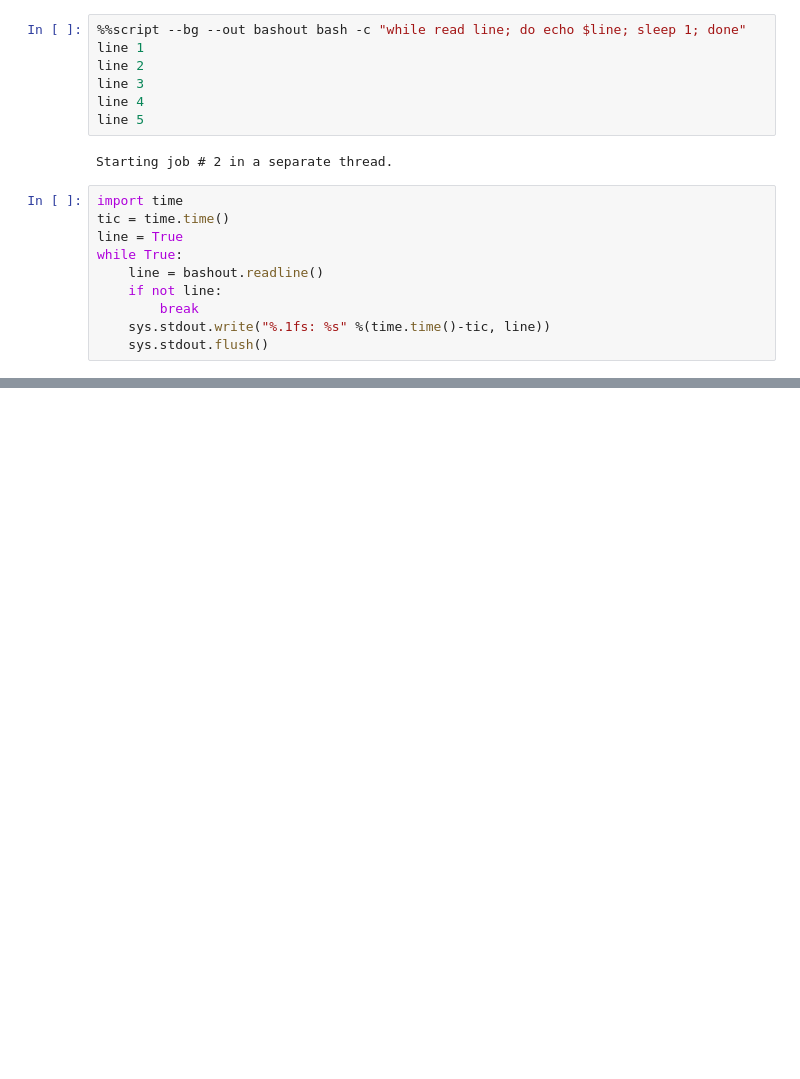
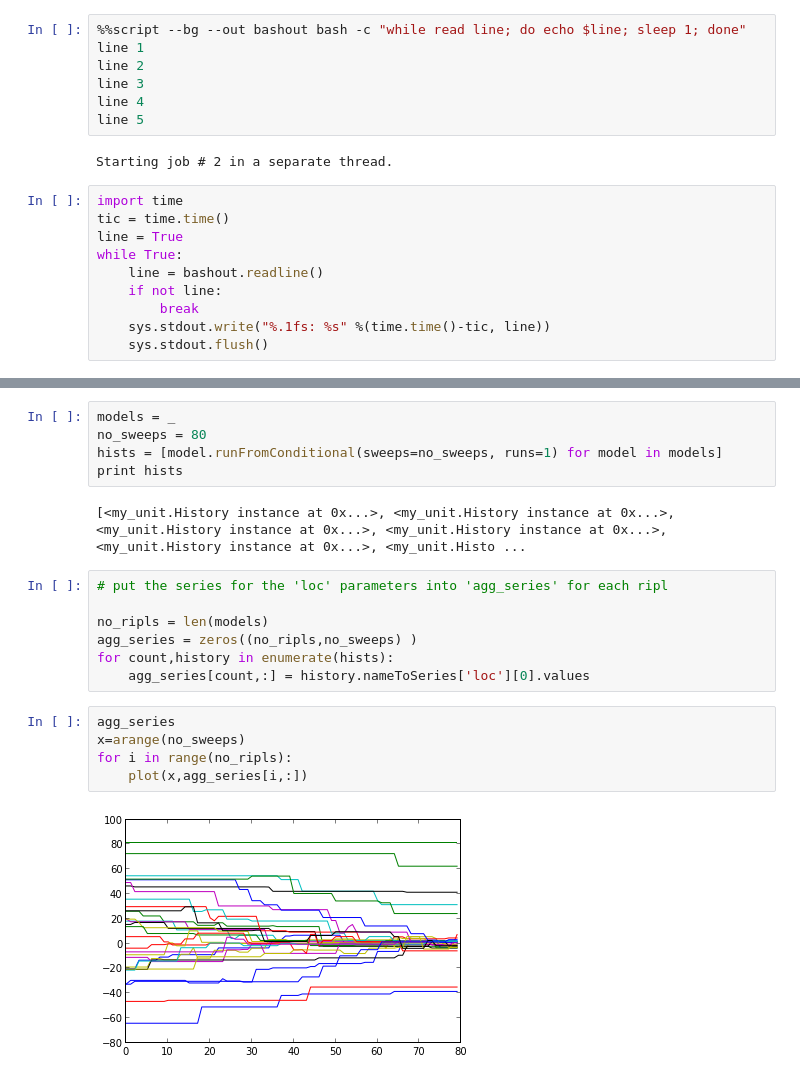
Before and after one commit to owainevans/myunit, a Jupyter notebook: demo_unit.ipynb, the cells around one changed output, grey strips where cells are left out. Saved outputs shown, nothing was run; the diff lists cells and outputs as text; blank space fills up the shorter version.

```diff
--- a/demo_unit.ipynb
+++ b/demo_unit.ipynb
@@ -93,0 +135,21 @@ while True:
+# %%
+models = _
+no_sweeps = 80
+hists = [model.runFromConditional(sweeps=no_sweeps, runs=1) for model in models]
+print hists
+# %% [output]
+[<my_unit.History instance at 0x...>, <my_unit.History instance at 0x...>, <my_unit.History instance at 0x...>, <my_unit.History instance at 0x...>, <my_unit.History instance at 0x...>, <my_unit.Histo ...
+# %%
+# put the series for the 'loc' parameters into 'agg_series' for each ripl
+
+no_ripls = len(models)
+agg_series = zeros((no_ripls,no_sweeps) )
+for count,history in enumerate(hists):
+    agg_series[count,:] = history.nameToSeries['loc'][0].values
+# %%
+agg_series
+x=arange(no_sweeps)
+for i in range(no_ripls):
+    plot(x,agg_series[i,:])
+# %% [output]
+[figure, added]
```
Also changed, not shown: parts of 9 cells of this notebook, 1 other file.
